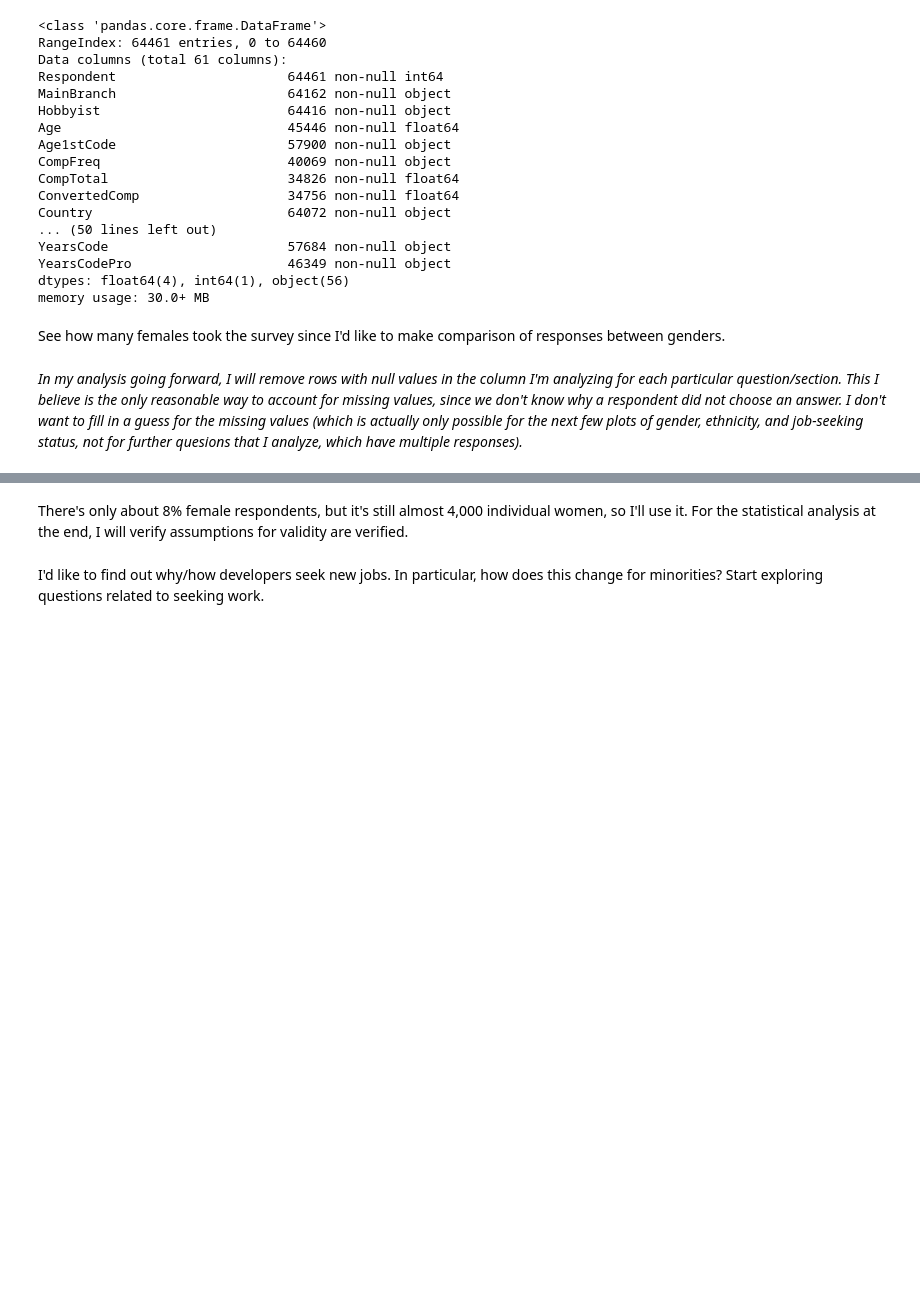
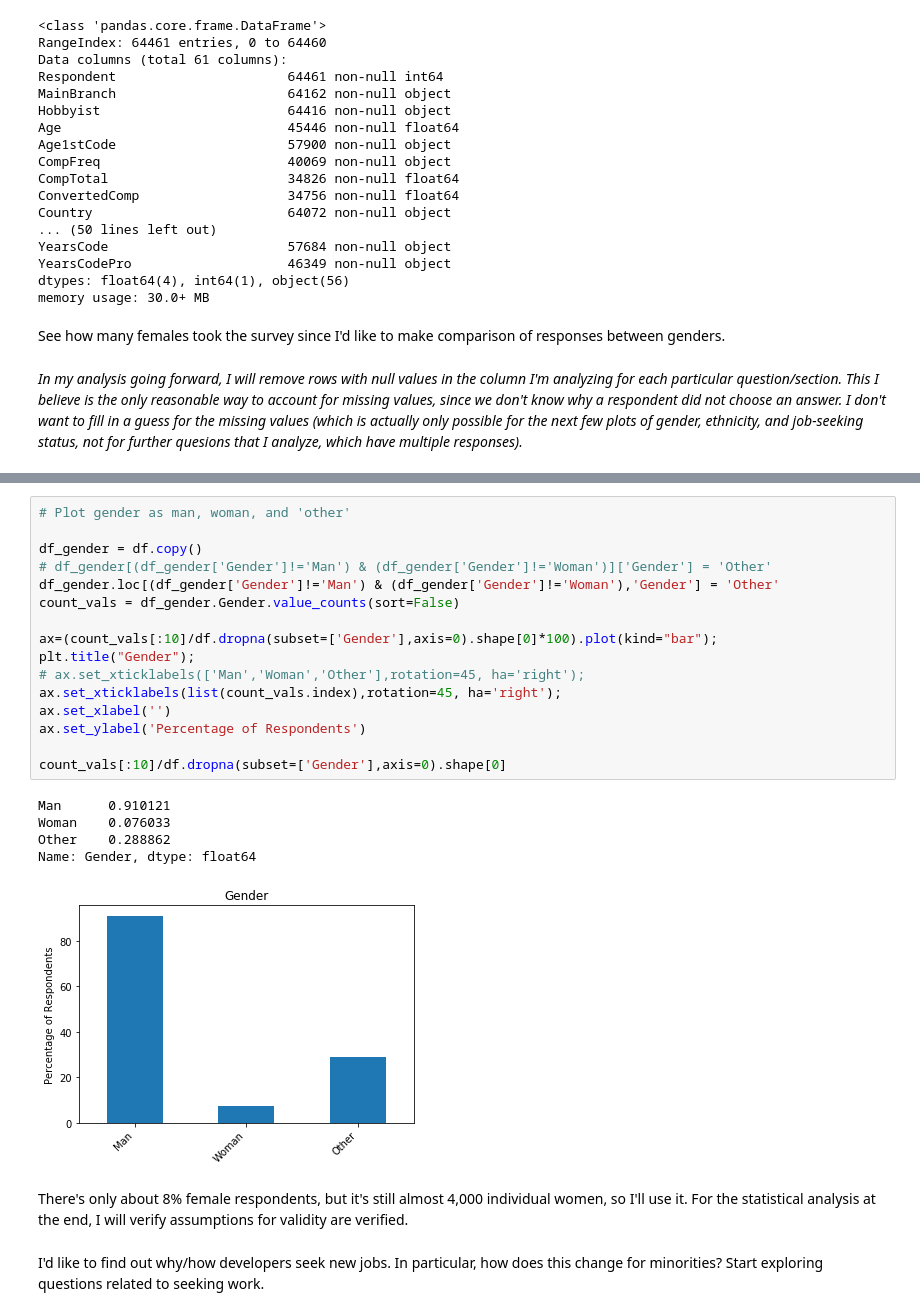
Before and after one commit to dagmaraw/stackoverflow, a Jupyter notebook: Stack_Overflow_Survey.ipynb, the cells around one changed output, grey strips where cells are left out. Saved outputs shown, nothing was run; the diff lists cells and outputs as text; blank space fills up the shorter version.

```diff
--- a/Stack_Overflow_Survey.ipynb
+++ b/Stack_Overflow_Survey.ipynb
@@ -77,3 +79,25 @@ Name: Gender, dtype: float64
+# %%
+# Plot gender as man, woman, and 'other'
+
+df_gender = df.copy()
+# df_gender[(df_gender['Gender']!='Man') & (df_gender['Gender']!='Woman')]['Gender'] = 'Other'
+df_gender.loc[(df_gender['Gender']!='Man') & (df_gender['Gender']!='Woman'),'Gender'] = 'Other'
+count_vals = df_gender.Gender.value_counts(sort=False)
+
+ax=(count_vals[:10]/df.dropna(subset=['Gender'],axis=0).shape[0]*100).plot(kind="bar");
+plt.title("Gender");
+# ax.set_xticklabels(['Man','Woman','Other'],rotation=45, ha='right');
+ax.set_xticklabels(list(count_vals.index),rotation=45, ha='right');
+ax.set_xlabel('')
+ax.set_ylabel('Percentage of Respondents')
+
+count_vals[:10]/df.dropna(subset=['Gender'],axis=0).shape[0]
+# %% [output]
+Man      0.910121
+Woman    0.076033
+Other    0.288862
+Name: Gender, dtype: float64
+[figure, added]
 # %% [markdown]
 There's only about 8% female respondents, but it's still almost 4,000 individual women, so I'll use it. For the statistical analysis at the end, I will verify assumptions for validity are verified.
 # %% [markdown]
```
Also changed, not shown: parts of 6 cells of this notebook, 1 other file.
